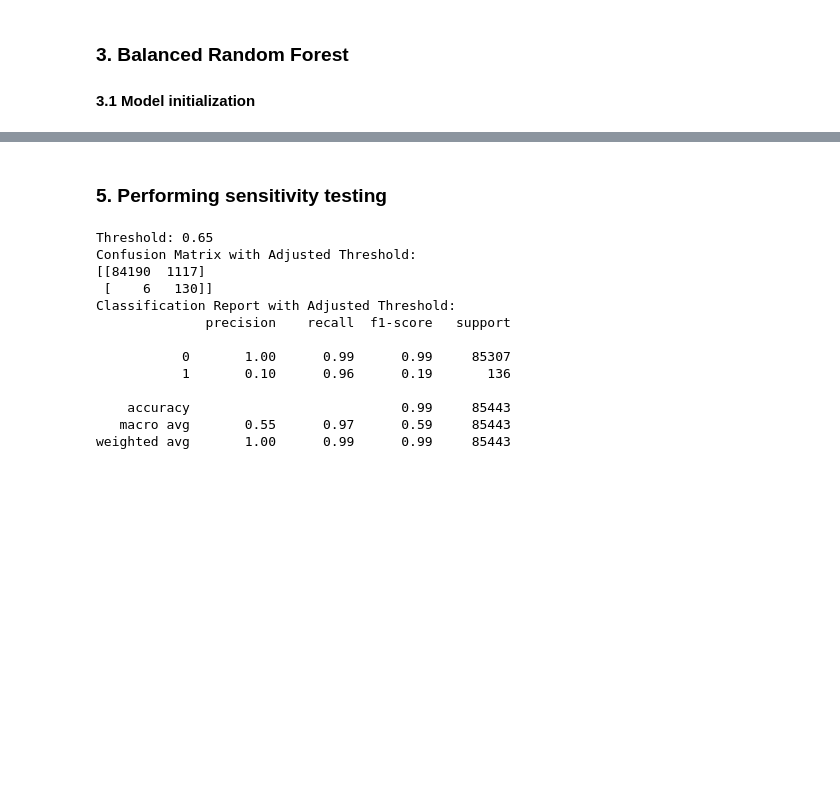
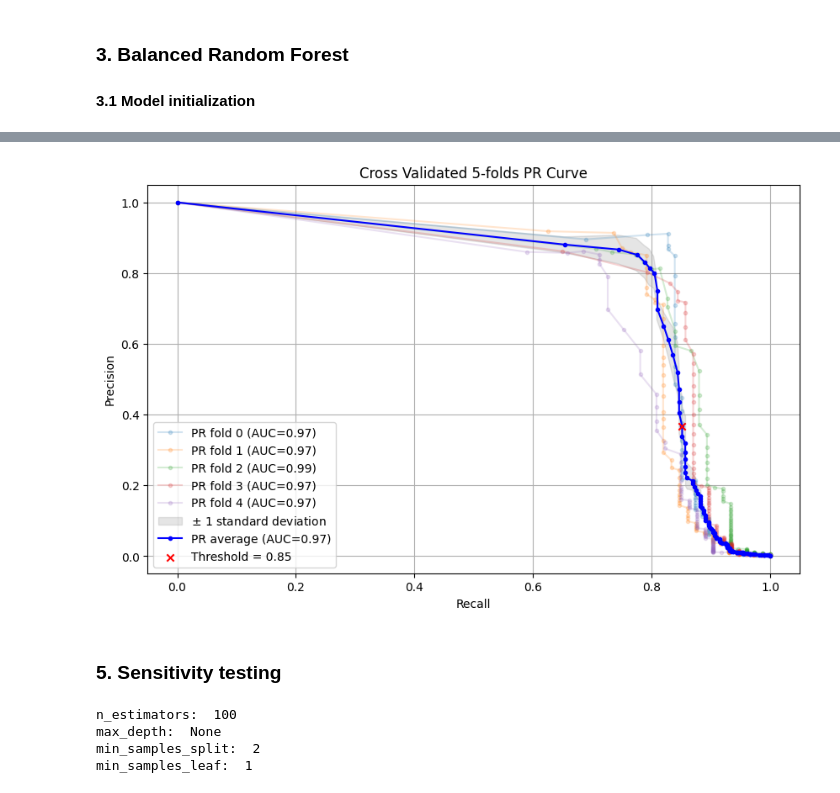
Before and after one commit to NGO-Algorithm-Audit/ML-pipeline, a Jupyter notebook: BRF_pipeline.ipynb, the cells around one changed output, grey strips where cells are left out. Cells and saved outputs as stored; diff of their text form; code cells hidden in the pictures; blank space fills up the shorter version.

```diff
--- a/BRF_pipeline.ipynb
+++ b/BRF_pipeline.ipynb
@@ -206,34 +331,8 @@ plt.show()
+# %%
+# all folds with average, standard deviation and threshold marker
+thres = 0.85
+plot_all_folds(n_splits, auc_ls, precision_ls, recall_ls, avg_plot='yes', std_plot='yes', thres_marker = 'yes', thresholds=thresholds, thres=thres)
+# %% [output]
+[figure, added]
 # %% [markdown]
-### 5. Performing sensitivity testing
+### 5. Sensitivity testing
-# %%
-# Find the optimal threshold to balance false positives and false negatives
-optimal_idx = np.argmax(tpr - fpr)
-optimal_threshold = thresholds[optimal_idx]
-print(f"Threshold: {optimal_threshold:.2f}")
-
-# Predict with the new threshold
-y_pred_adjusted = (y_proba >= optimal_threshold).astype(int)
-
-# Evaluate with the new threshold
-conf_matrix_adjusted = confusion_matrix(y_test, y_pred_adjusted)
-print("Confusion Matrix with Adjusted Threshold:")
-print(conf_matrix_adjusted)
-
-# Classification report with the new threshold
-class_report_adjusted = classification_report(y_test, y_pred_adjusted)
-print("Classification Report with Adjusted Threshold:")
-print(class_report_adjusted)
-# %% [output]
-Threshold: 0.65
-Confusion Matrix with Adjusted Threshold:
-[[84190  1117]
- [    6   130]]
-Classification Report with Adjusted Threshold:
-              precision    recall  f1-score   support
-
-           0       1.00      0.99      0.99     85307
-           1       0.10      0.96      0.19       136
-
-    accuracy                           0.99     85443
-   macro avg       0.55      0.97      0.59     85443
-weighted avg       1.00      0.99      0.99     85443
@@ -239,0 +372,12 @@ weighted avg       1.00      0.99      0.99     85443
+# %%
+n_estimator_ls = [100, 200]
+max_depth_ls = [None]
+min_samples_split_ls = [2]
+min_samples_leaf_ls = [1]
+max_features = X.shape[1]
+BRF_sensitivity_testing(n_splits, X_train, y_train, n_estimator_ls, max_depth_ls, min_samples_split_ls, min_samples_leaf_ls, max_features)
+# %% [output]
+n_estimators:  100
+max_depth:  None
+min_samples_split:  2
+min_samples_leaf:  1
```
Also changed, not shown: parts of 21 cells of this notebook.
